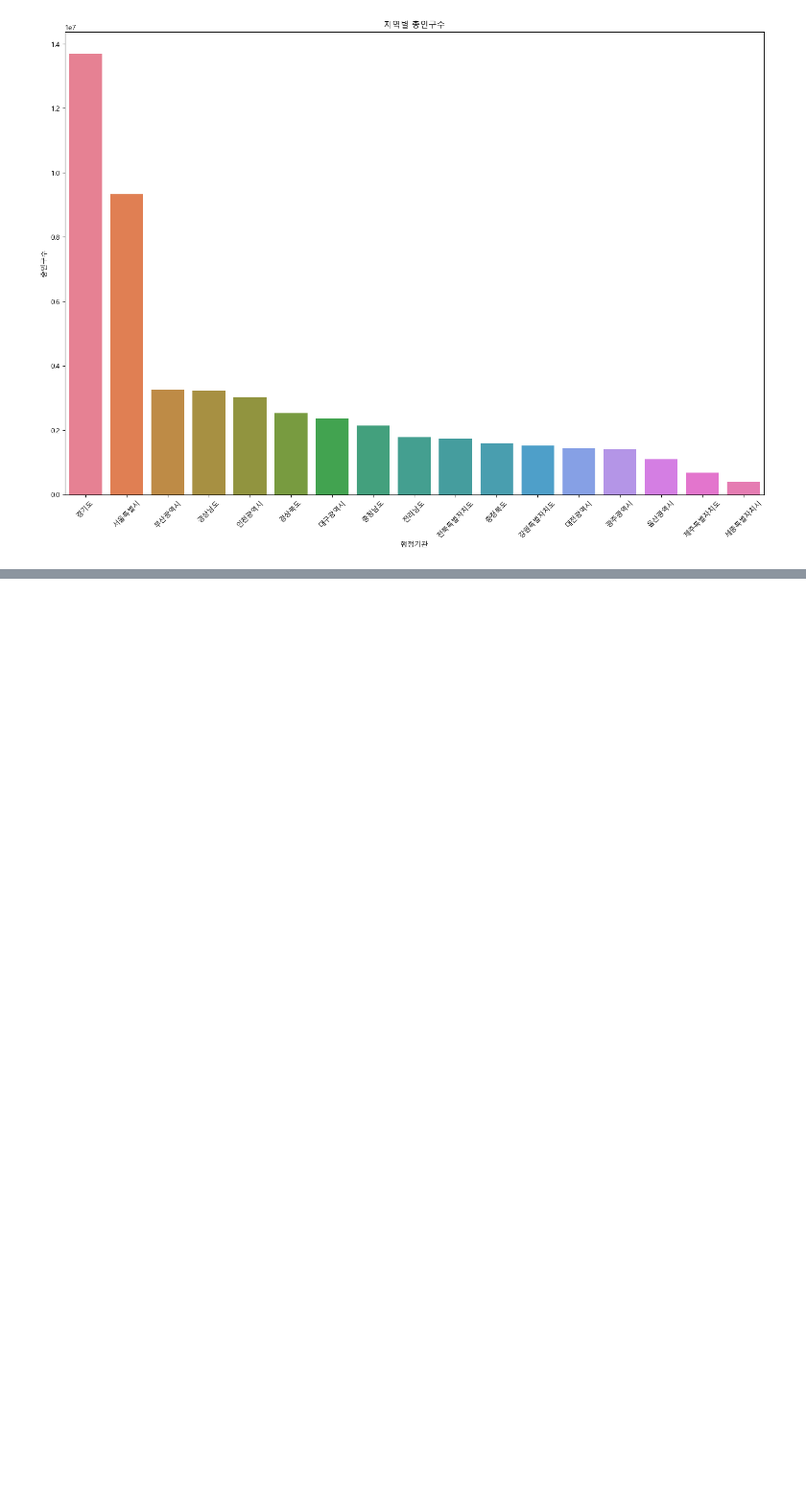
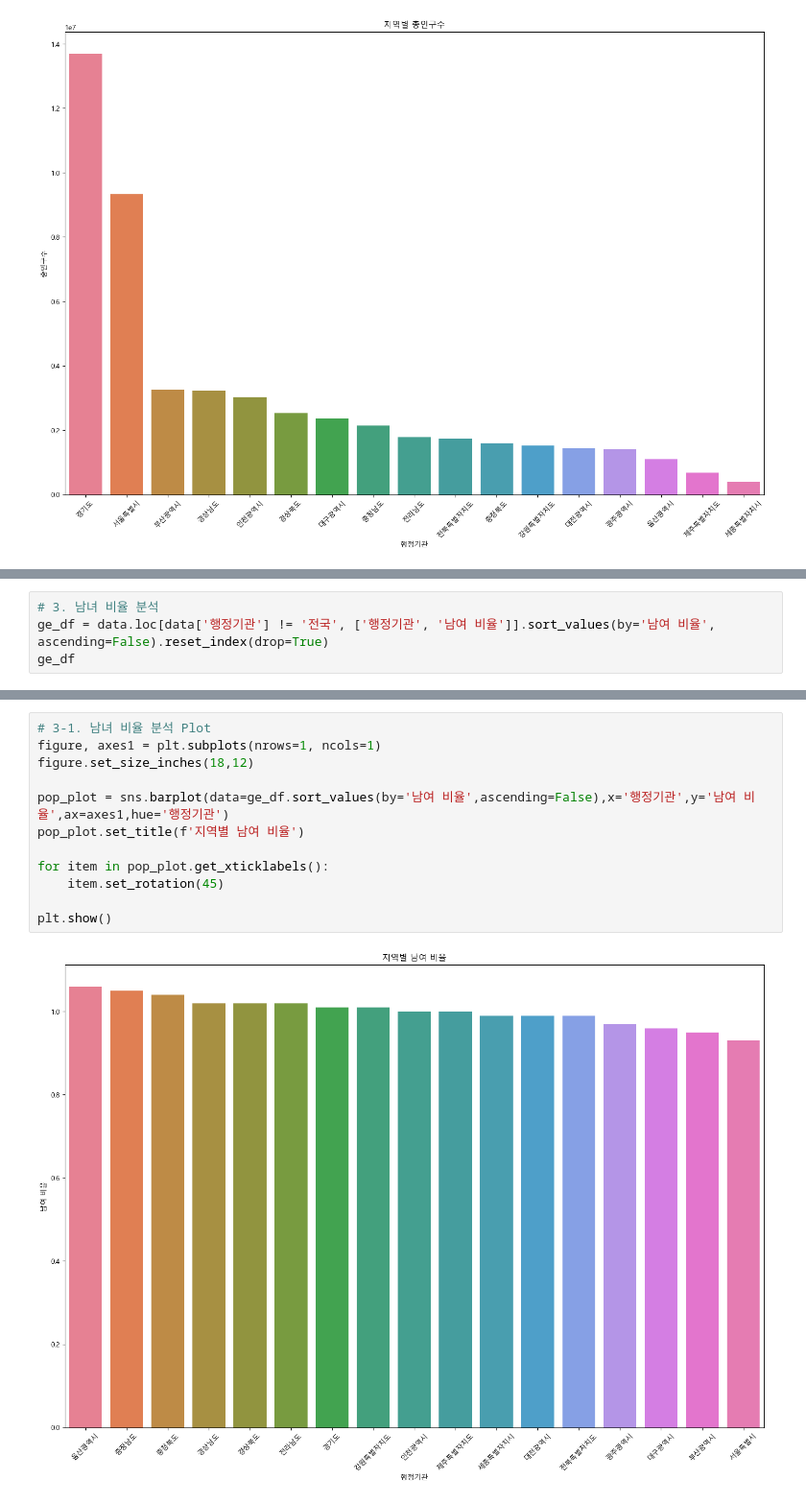
Before and after one commit to hyeonsq/Python_Webscraping_Anal, a Jupyter notebook: 연습문제_웹스크래핑/인구현황분석.ipynb, the cells around one changed output, grey strips where cells are left out. Shown at 96% size. Cells and saved outputs as stored; diff of their text form; blank space fills up the shorter version.

```diff
--- a/연습문제_웹스크래핑/인구현황분석.ipynb
+++ b/연습문제_웹스크래핑/인구현황분석.ipynb
@@ -65,0 +75,4 @@ plt.show()
+# %%
+# 3. 남녀 비율 분석
+ge_df = data.loc[data['행정기관'] != '전국', ['행정기관', '남여 비율']].sort_values(by='남여 비율', ascending=False).reset_index(drop=True)
+ge_df
@@ -65,0 +98,14 @@ plt.show()
+# %%
+# 3-1. 남녀 비율 분석 Plot
+figure, axes1 = plt.subplots(nrows=1, ncols=1)
+figure.set_size_inches(18,12)
+
+pop_plot = sns.barplot(data=ge_df.sort_values(by='남여 비율',ascending=False),x='행정기관',y='남여 비율',ax=axes1,hue='행정기관')
+pop_plot.set_title(f'지역별 남여 비율')
+
+for item in pop_plot.get_xticklabels():
+    item.set_rotation(45)
+
+plt.show()
+# %% [output]
+[figure, added]
```
Also changed, not shown: parts of 6 cells of this notebook.
